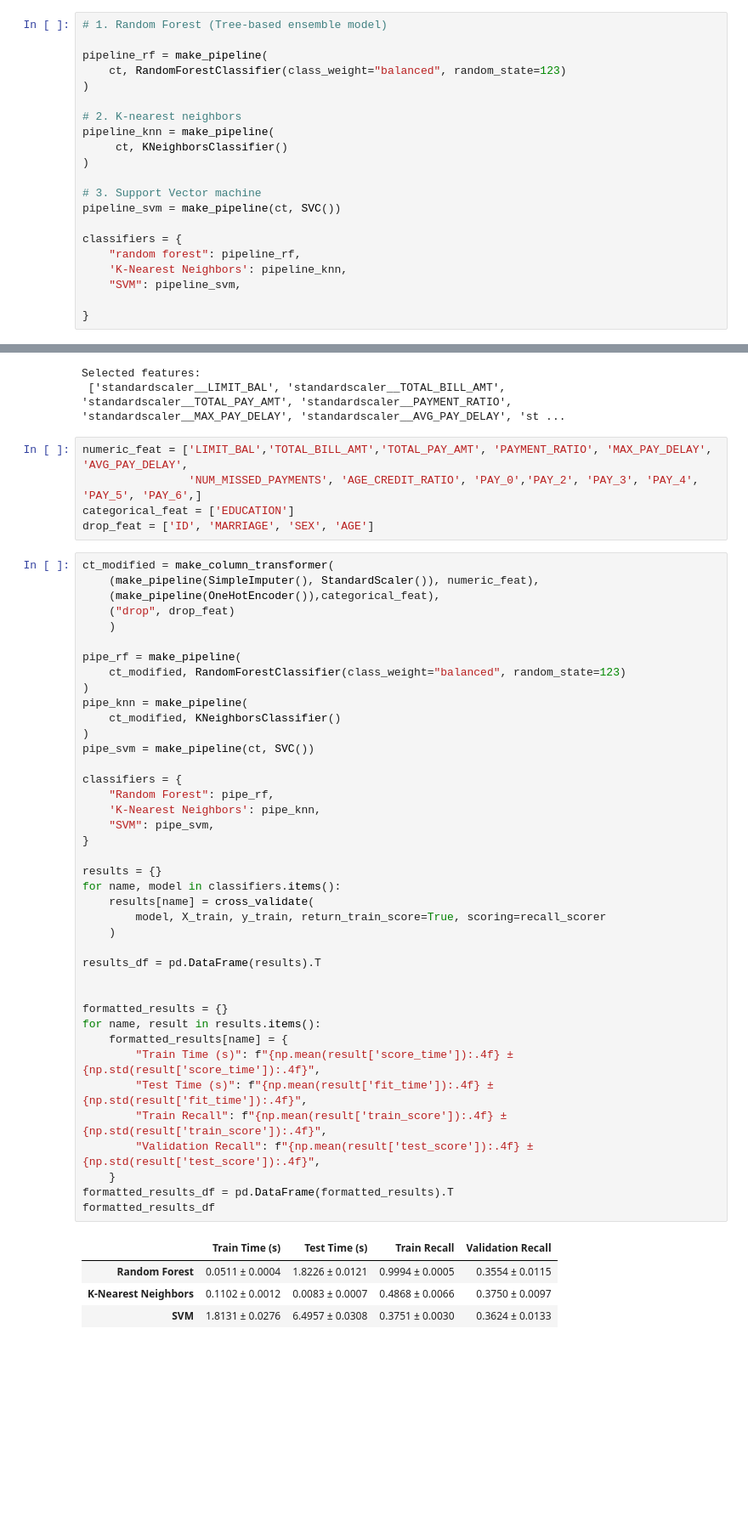
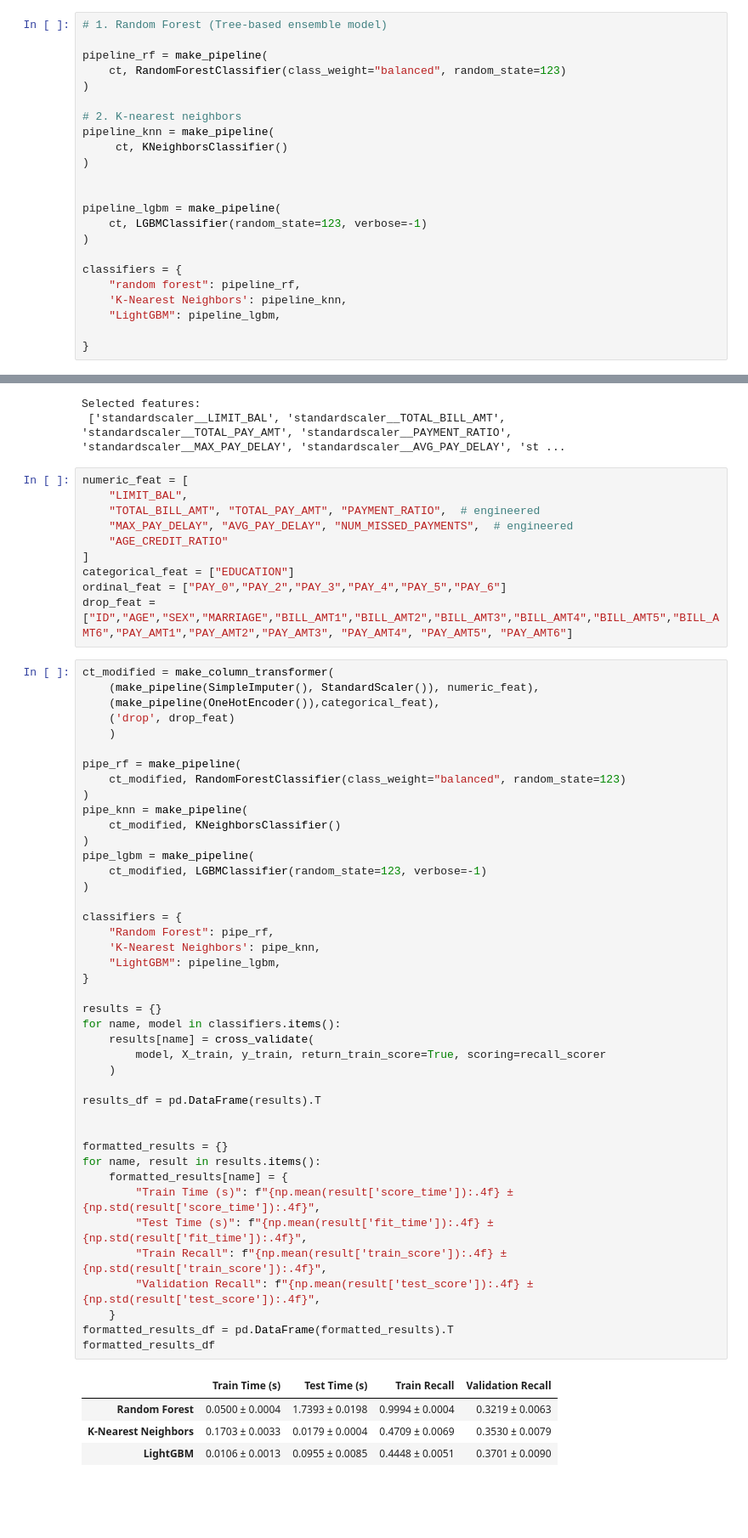
Before and after one commit to hhdning21/credit_card_default_classification, a Jupyter notebook: hw5.ipynb, the cells around one changed output, grey strips where cells are left out. Shown at 85% size. Saved outputs shown, nothing was run; the diff lists cells and outputs as text; blank space fills up the shorter version.

Commit message:
add LightGBM model

```diff
--- a/hw5.ipynb
+++ b/hw5.ipynb
@@ -683,13 +687,15 @@ pipeline_knn = make_pipeline(
      ct, KNeighborsClassifier()
 )
 
-# 3. Support Vector machine
-pipeline_svm = make_pipeline(ct, SVC())
+
+pipeline_lgbm = make_pipeline(
+    ct, LGBMClassifier(random_state=123, verbose=-1)
+)
 
 classifiers = {
     "random forest": pipeline_rf,
     'K-Nearest Neighbors': pipeline_knn,
-    "SVM": pipeline_svm,
+    "LightGBM": pipeline_lgbm,
 
 }
 # %%
@@ -797,15 +803,20 @@ print("Selected features:\n", list(selected_features))
 Selected features:
  ['standardscaler__LIMIT_BAL', 'standardscaler__TOTAL_BILL_AMT', 'standardscaler__TOTAL_PAY_AMT', 'standardscaler__PAYMENT_RATIO', 'standardscaler__MAX_PAY_DELAY', 'standardscaler__AVG_PAY_DELAY', 'st ...
 # %%
-numeric_feat = ['LIMIT_BAL','TOTAL_BILL_AMT','TOTAL_PAY_AMT', 'PAYMENT_RATIO', 'MAX_PAY_DELAY', 'AVG_PAY_DELAY',
-                'NUM_MISSED_PAYMENTS', 'AGE_CREDIT_RATIO', 'PAY_0','PAY_2', 'PAY_3', 'PAY_4', 'PAY_5', 'PAY_6',]
-categorical_feat = ['EDUCATION']
-drop_feat = ['ID', 'MARRIAGE', 'SEX', 'AGE']
+numeric_feat = [
+    "LIMIT_BAL",
+    "TOTAL_BILL_AMT", "TOTAL_PAY_AMT", "PAYMENT_RATIO",  # engineered
+    "MAX_PAY_DELAY", "AVG_PAY_DELAY", "NUM_MISSED_PAYMENTS",  # engineered
+    "AGE_CREDIT_RATIO"
+]
+categorical_feat = ["EDUCATION"]
+ordinal_feat = ["PAY_0","PAY_2","PAY_3","PAY_4","PAY_5","PAY_6"]
+drop_feat = ["ID","AGE","SEX","MARRIAGE","BILL_AMT1","BILL_AMT2","BILL_AMT3","BILL_AMT4","BILL_AMT5","BILL_AMT6","PAY_AMT1","PAY_AMT2","PAY_AMT3", "PAY_AMT4", "PAY_AMT5", "PAY_AMT6"]
 # %%
 ct_modified = make_column_transformer(
     (make_pipeline(SimpleImputer(), StandardScaler()), numeric_feat),
     (make_pipeline(OneHotEncoder()),categorical_feat),
-    ("drop", drop_feat)
+    ('drop', drop_feat)
     )
 
 pipe_rf = make_pipeline(
@@ -814,38 +825,40 @@ pipe_rf = make_pipeline(
 pipe_knn = make_pipeline(
     ct_modified, KNeighborsClassifier()
 )
-pipe_svm = make_pipeline(ct, SVC())
+pipe_lgbm = make_pipeline(
+    ct_modified, LGBMClassifier(random_state=123, verbose=-1)
+)
 
 classifiers = {
     "Random Forest": pipe_rf,
     'K-Nearest Neighbors': pipe_knn,
-    "SVM": pipe_svm,
+    "LightGBM": pipeline_lgbm,
 }
 
 results = {}
 for name, model in classifiers.items():
     results[name] = cross_validate(
         model, X_train, y_train, return_train_score=True, scoring=recall_scorer
     )
 
 results_df = pd.DataFrame(results).T
 
 
 formatted_results = {}
 for name, result in results.items():
     formatted_results[name] = {
         "Train Time (s)": f"{np.mean(result['score_time']):.4f} ± {np.std(result['score_time']):.4f}",
         "Test Time (s)": f"{np.mean(result['fit_time']):.4f} ± {np.std(result['fit_time']):.4f}",
         "Train Recall": f"{np.mean(result['train_score']):.4f} ± {np.std(result['train_score']):.4f}",
         "Validation Recall": f"{np.mean(result['test_score']):.4f} ± {np.std(result['test_score']):.4f}",
     }
 formatted_results_df = pd.DataFrame(formatted_results).T
 formatted_results_df
 # %% [output]
 |  | Train Time (s) | Test Time (s) | Train Recall | Validation Recall |
-| Random Forest | 0.0511 ± 0.0004 | 1.8226 ± 0.0121 | 0.9994 ± 0.0005 | 0.3554 ± 0.0115 |
-| K-Nearest Neighbors | 0.1102 ± 0.0012 | 0.0083 ± 0.0007 | 0.4868 ± 0.0066 | 0.3750 ± 0.0097 |
-| SVM | 1.8131 ± 0.0276 | 6.4957 ± 0.0308 | 0.3751 ± 0.0030 | 0.3624 ± 0.0133 |
+| Random Forest | 0.0500 ± 0.0004 | 1.7393 ± 0.0198 | 0.9994 ± 0.0004 | 0.3219 ± 0.0063 |
+| K-Nearest Neighbors | 0.1703 ± 0.0033 | 0.0179 ± 0.0004 | 0.4709 ± 0.0069 | 0.3530 ± 0.0079 |
+| LightGBM | 0.0106 ± 0.0013 | 0.0955 ± 0.0085 | 0.4448 ± 0.0051 | 0.3701 ± 0.0090 |
 # %% [markdown]
 <!-- END QUESTION -->
 
```
Also changed, not shown: parts of 19 cells of this notebook.
